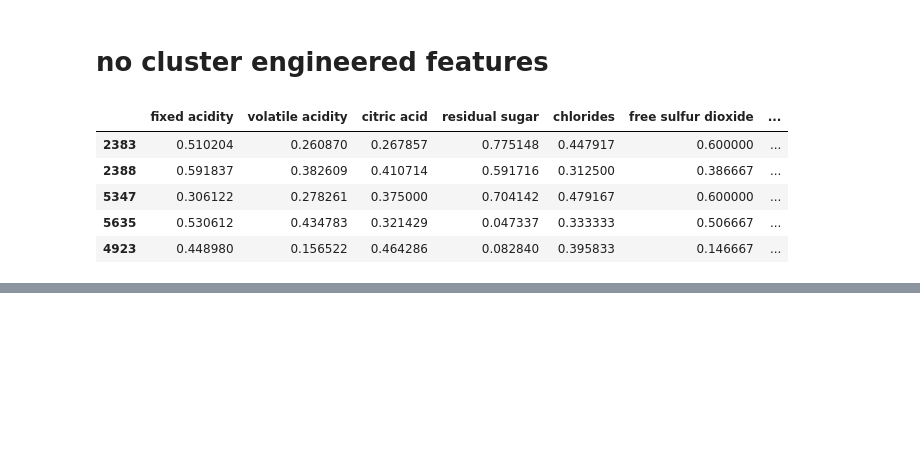
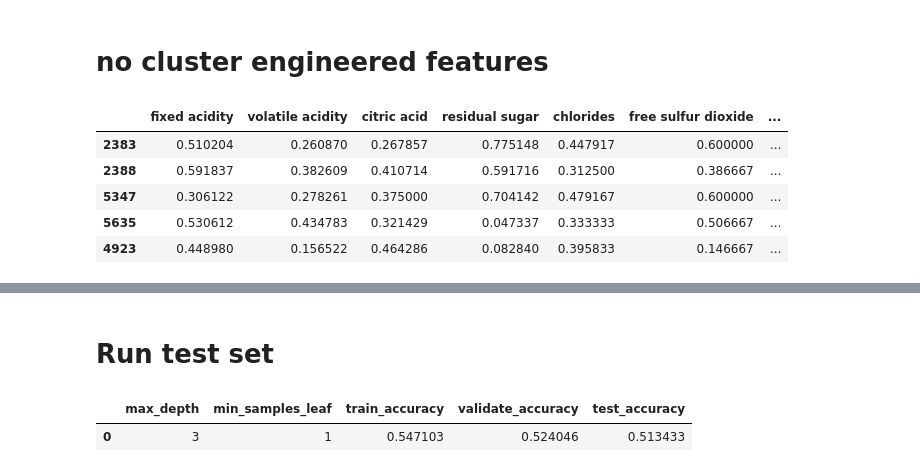
Before and after one commit to Taste-the-Vines/Wine-Quality-Project, a Jupyter notebook: modeling.ipynb, the cells around one changed output, grey strips where cells are left out. Cells and saved outputs as stored; diff of their text form; code cells hidden in the pictures; blank space fills up the shorter version.

```diff
--- a/modeling.ipynb
+++ b/modeling.ipynb
@@ -342,0 +343,21 @@ metrics.head(10).sort_values(by='difference', ascending=True)
+# %% [markdown]
+# Run test set
+# %%
+metrics= []
+rm= RandomForestClassifier(max_depth= 3, min_samples_leaf= 1, random_state=8675309)
+rm.fit(x_train, y_train)
+in_sample= rm.score(x_train, y_train)
+out_of_sample= rm.score(x_val, y_val)
+test=rm.score(x_test, y_test)
+output={'max_depth': 3,
+        'min_samples_leaf': 1,
+        'train_accuracy': in_sample,
+        'validate_accuracy': out_of_sample,
+        'test_accuracy': test
+       }
+metrics.append(output)
+metrics=pd.DataFrame(data=metrics)
+metrics
+# %% [output]
+|  | max_depth | min_samples_leaf | train_accuracy | validate_accuracy | test_accuracy |
+| 0 | 3 | 1 | 0.547103 | 0.524046 | 0.513433 |
```
Also changed, not shown: parts of 2 cells of this notebook, 4 other files.
